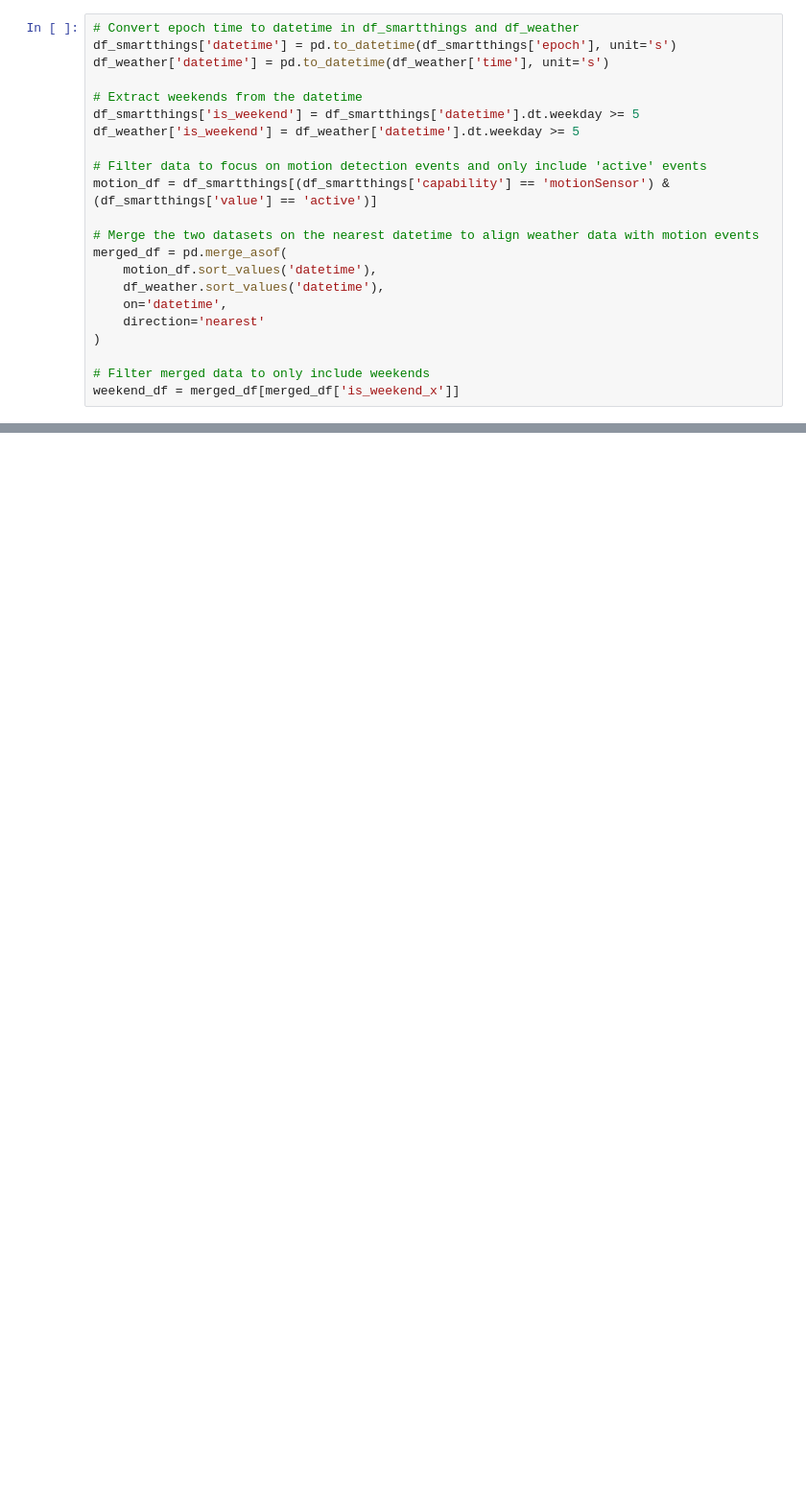
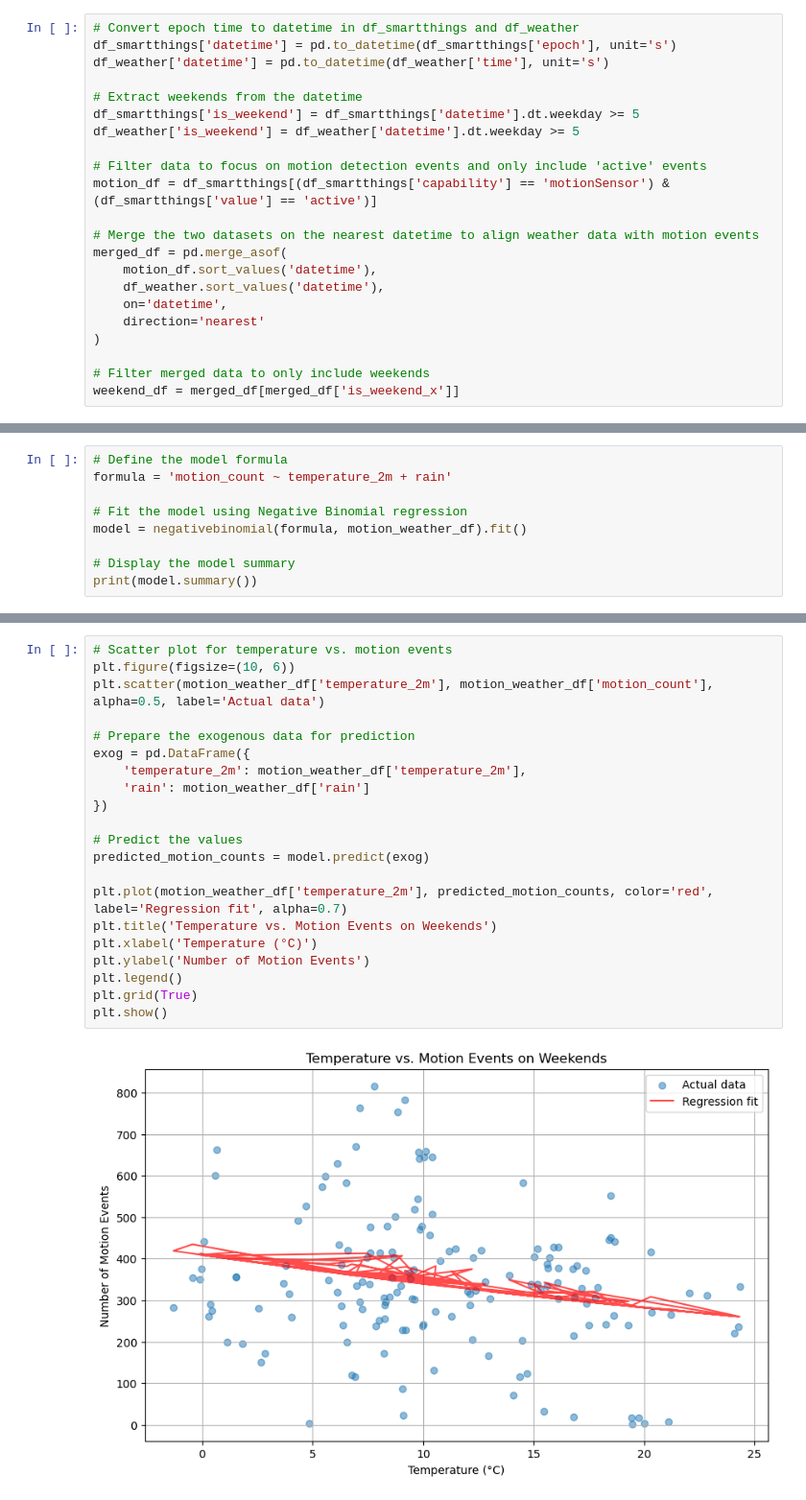
Before and after one commit to phipsrick/GA2024_1, a Jupyter notebook: report_temperature_and_motion.ipynb, the cells around one changed output, grey strips where cells are left out. Shown at 96% size. Saved outputs shown, nothing was run; the diff lists cells and outputs as text; blank space fills up the shorter version.

```diff
--- a/report_temperature_and_motion.ipynb
+++ b/report_temperature_and_motion.ipynb
@@ -383,0 +187,9 @@ alpha              0.3606      0.049      7.371      0.000       0.265       0.4
+# %%
+# Define the model formula
+formula = 'motion_count ~ temperature_2m + rain'
+
+# Fit the model using Negative Binomial regression
+model = negativebinomial(formula, motion_weather_df).fit()
+
+# Display the model summary
+print(model.summary())
@@ -383,0 +220,23 @@ alpha              0.3606      0.049      7.371      0.000       0.265       0.4
+# %%
+# Scatter plot for temperature vs. motion events
+plt.figure(figsize=(10, 6))
+plt.scatter(motion_weather_df['temperature_2m'], motion_weather_df['motion_count'], alpha=0.5, label='Actual data')
+
+# Prepare the exogenous data for prediction
+exog = pd.DataFrame({
+    'temperature_2m': motion_weather_df['temperature_2m'],
+    'rain': motion_weather_df['rain']
+})
+
+# Predict the values
+predicted_motion_counts = model.predict(exog)
+
+plt.plot(motion_weather_df['temperature_2m'], predicted_motion_counts, color='red', label='Regression fit', alpha=0.7)
+plt.title('Temperature vs. Motion Events on Weekends')
+plt.xlabel('Temperature (°C)')
+plt.ylabel('Number of Motion Events')
+plt.legend()
+plt.grid(True)
+plt.show()
+# %% [output]
+[figure, added]
```
Also changed, not shown: parts of 50 cells of this notebook.
